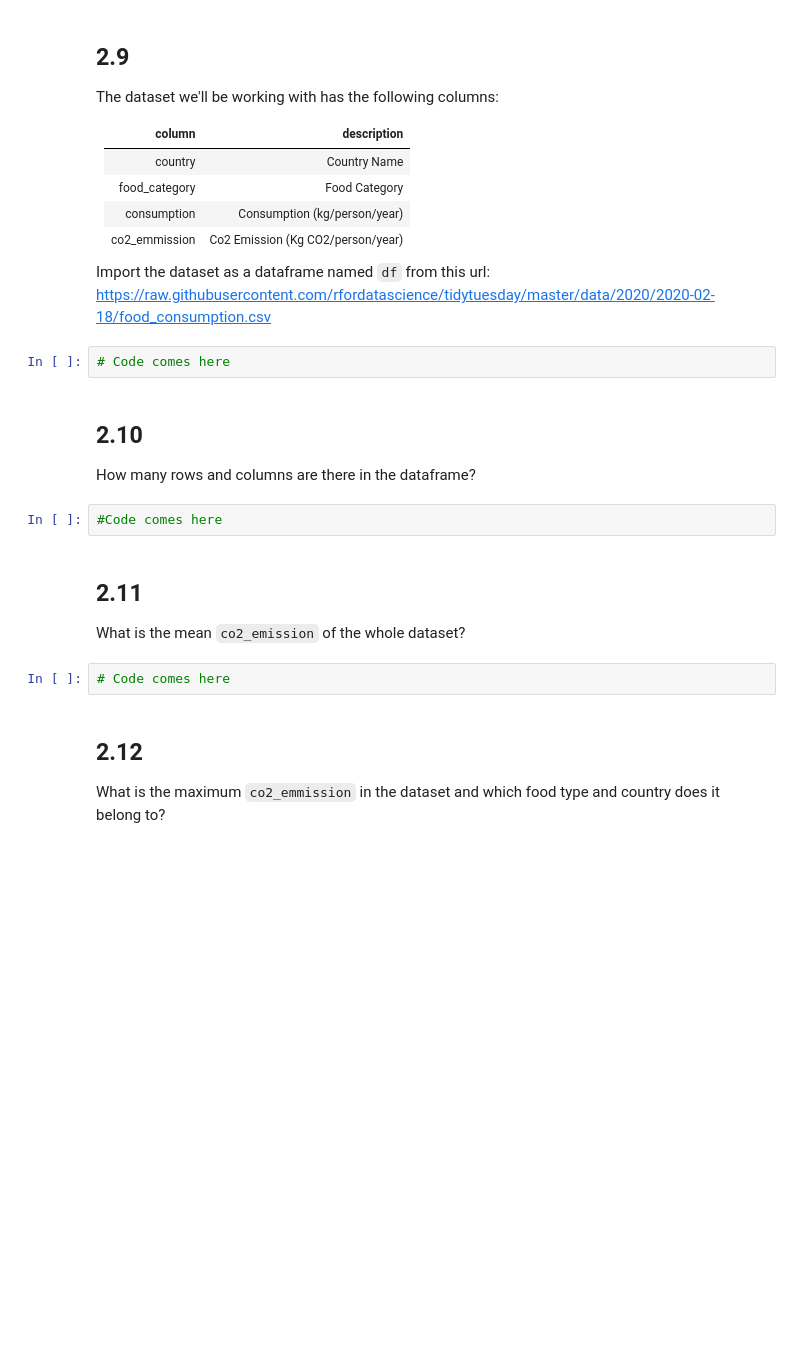
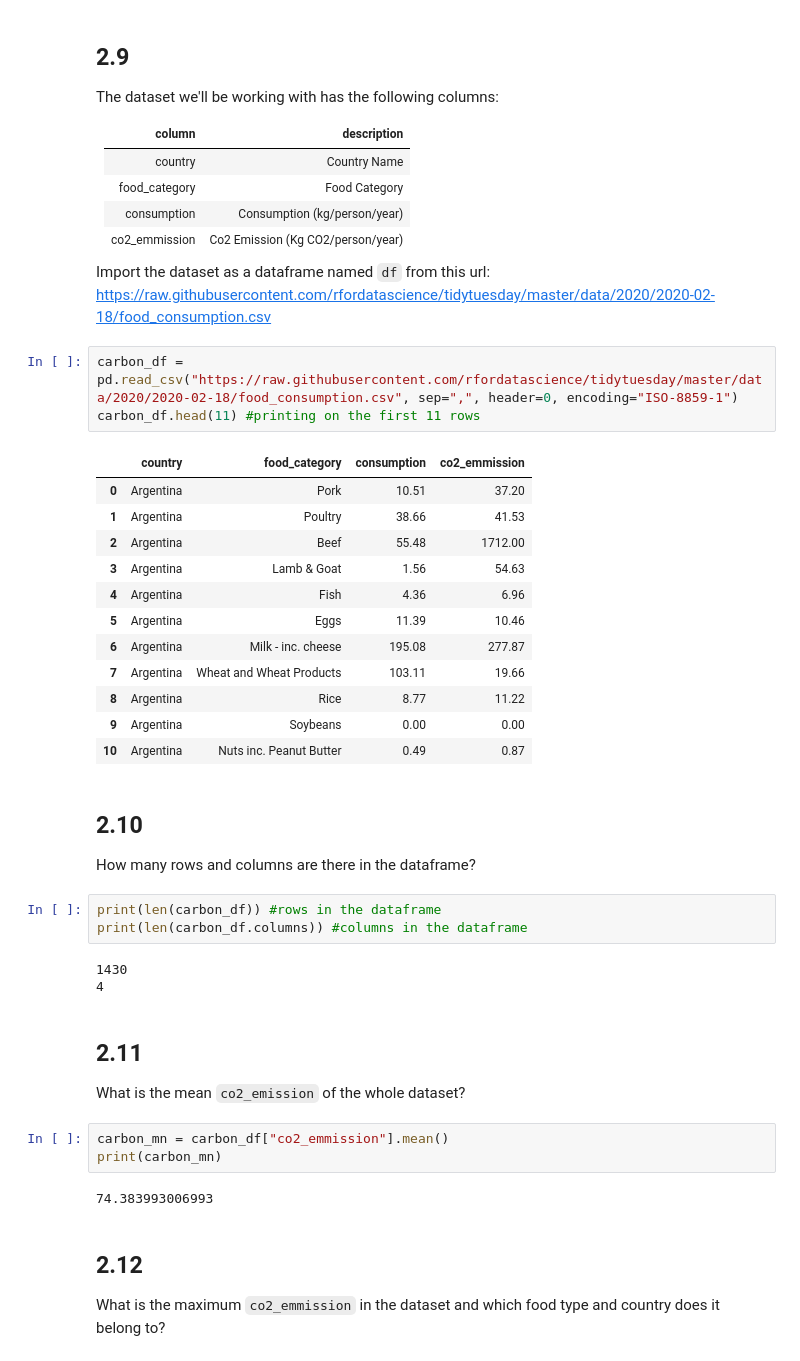
Before and after one commit to sohmehta/PY4SA_Course, a Jupyter notebook: Exercises_NumPy_Pandas.ipynb, the cells around one changed output. Drawn from its saved outputs; the diff is of its cells as text; blank space fills up the shorter version.

```diff
--- a/Exercises_NumPy_Pandas.ipynb
+++ b/Exercises_NumPy_Pandas.ipynb
@@ -126,19 +156,40 @@ The dataset we'll be working with has the following columns:
 
 Import the dataset as a dataframe named `df` from this url: <https://raw.githubusercontent.com/rfordatascience/tidytuesday/master/data/2020/2020-02-18/food_consumption.csv>
 # %%
-# Code comes here
+carbon_df = pd.read_csv("https://raw.githubusercontent.com/rfordatascience/tidytuesday/master/data/2020/2020-02-18/food_consumption.csv", sep=",", header=0, encoding="ISO-8859-1")
+carbon_df.head(11) #printing on the first 11 rows
+# %% [output]
+|  | country | food_category | consumption | co2_emmission |
+| 0 | Argentina | Pork | 10.51 | 37.20 |
+| 1 | Argentina | Poultry | 38.66 | 41.53 |
+| 2 | Argentina | Beef | 55.48 | 1712.00 |
+| 3 | Argentina | Lamb & Goat | 1.56 | 54.63 |
+| 4 | Argentina | Fish | 4.36 | 6.96 |
+| 5 | Argentina | Eggs | 11.39 | 10.46 |
+| 6 | Argentina | Milk - inc. cheese | 195.08 | 277.87 |
+| 7 | Argentina | Wheat and Wheat Products | 103.11 | 19.66 |
+| 8 | Argentina | Rice | 8.77 | 11.22 |
+| 9 | Argentina | Soybeans | 0.00 | 0.00 |
+| 10 | Argentina | Nuts inc. Peanut Butter | 0.49 | 0.87 |
 # %% [markdown]
 ## 2.10
 
 How many rows and columns are there in the dataframe?
 # %%
-#Code comes here
+print(len(carbon_df)) #rows in the dataframe
+print(len(carbon_df.columns)) #columns in the dataframe
+# %% [output]
+1430
+4
 # %% [markdown]
 ## 2.11
 
 What is the mean `co2_emission` of the whole dataset?
 # %%
-# Code comes here
+carbon_mn = carbon_df["co2_emmission"].mean()
+print(carbon_mn)
+# %% [output]
+74.383993006993
 # %% [markdown]
 ## 2.12
 
```
Also changed, not shown: parts of 11 cells of this notebook, 2 other files.
